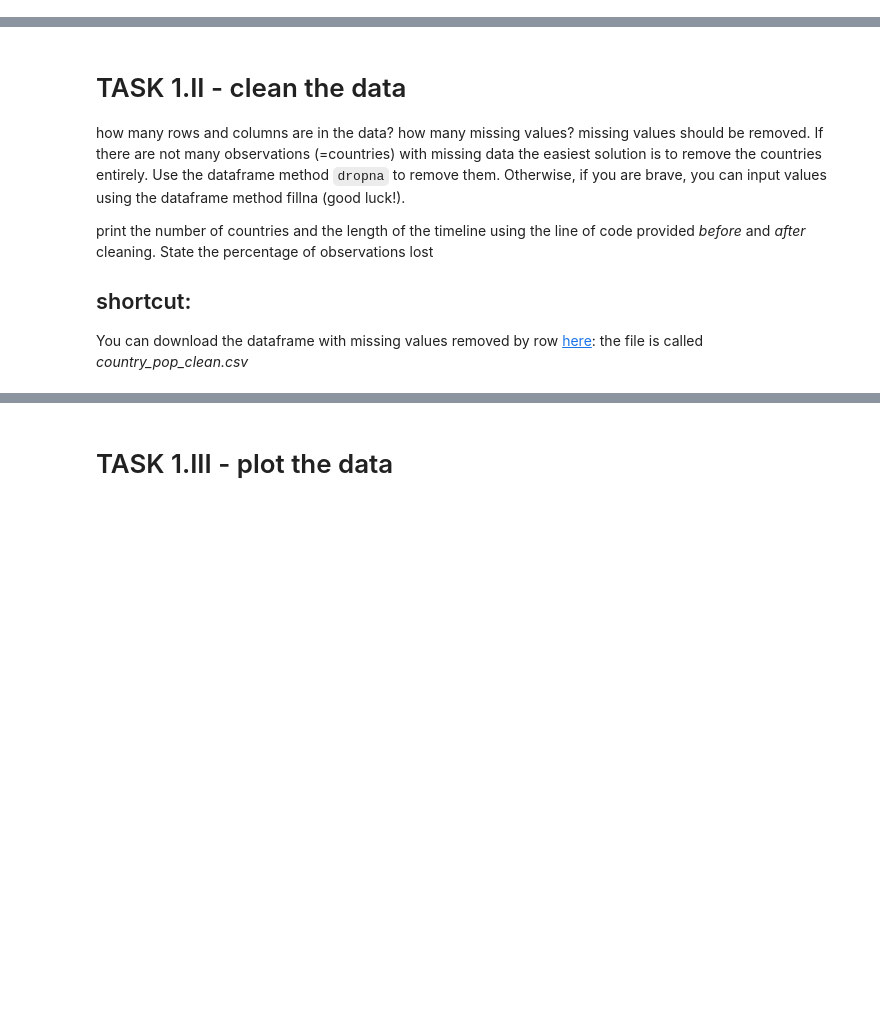
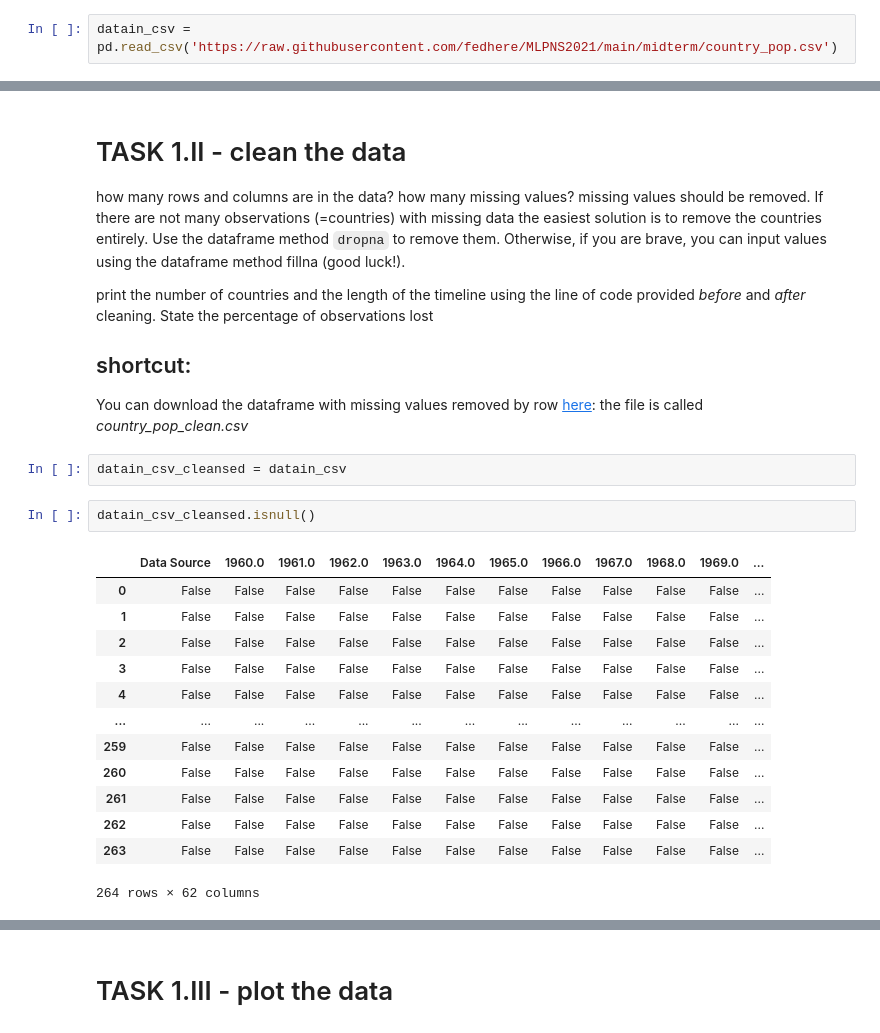
Before and after one commit to Jugabuntu/MLPNS2021, a Jupyter notebook: MLPNS2021midterm_instructions.ipynb, the cells around one changed output, grey strips where cells are left out. Saved outputs shown, nothing was run; the diff lists cells and outputs as text; blank space fills up the shorter version.

```diff
--- a/MLPNS2021midterm_instructions.ipynb
+++ b/MLPNS2021midterm_instructions.ipynb
@@ -62,0 +68,2 @@ if you have troubles reading in the original file with excel you can read in a c
+# %%
+datain_csv = pd.read_csv('https://raw.githubusercontent.com/fedhere/MLPNS2021/main/midterm/country_pop.csv')
@@ -86,3 +111,21 @@ print the number of countries and the length of the timeline using the line of c
 ## shortcut:
 
 You can download the dataframe with missing values removed by row [here](https://github.com/fedhere/MLPNS2021/tree/main/midterm): the file is called  _country_pop_clean.csv_
+# %%
+datain_csv_cleansed = datain_csv
+# %%
+datain_csv_cleansed.isnull()
+# %% [output]
+|  | Data Source | 1960.0 | 1961.0 | 1962.0 | 1963.0 | 1964.0 | 1965.0 | 1966.0 | 1967.0 | 1968.0 | 1969.0 | ... |
+| 0 | False | False | False | False | False | False | False | False | False | False | False | ... |
+| 1 | False | False | False | False | False | False | False | False | False | False | False | ... |
+| 2 | False | False | False | False | False | False | False | False | False | False | False | ... |
+| 3 | False | False | False | False | False | False | False | False | False | False | False | ... |
+| 4 | False | False | False | False | False | False | False | False | False | False | False | ... |
+| ... | ... | ... | ... | ... | ... | ... | ... | ... | ... | ... | ... | ... |
+| 259 | False | False | False | False | False | False | False | False | False | False | False | ... |
+| 260 | False | False | False | False | False | False | False | False | False | False | False | ... |
+| 261 | False | False | False | False | False | False | False | False | False | False | False | ... |
+| 262 | False | False | False | False | False | False | False | False | False | False | False | ... |
+| 263 | False | False | False | False | False | False | False | False | False | False | False | ... |
+264 rows × 62 columns
```
Also changed, not shown: parts of 14 cells of this notebook.
